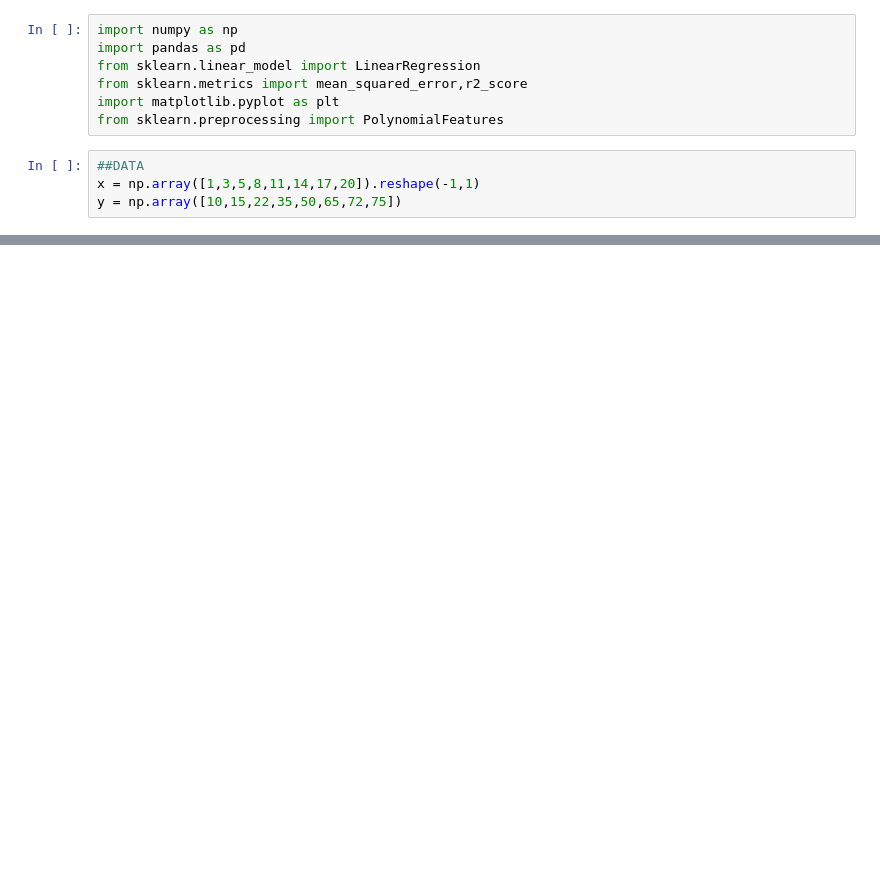
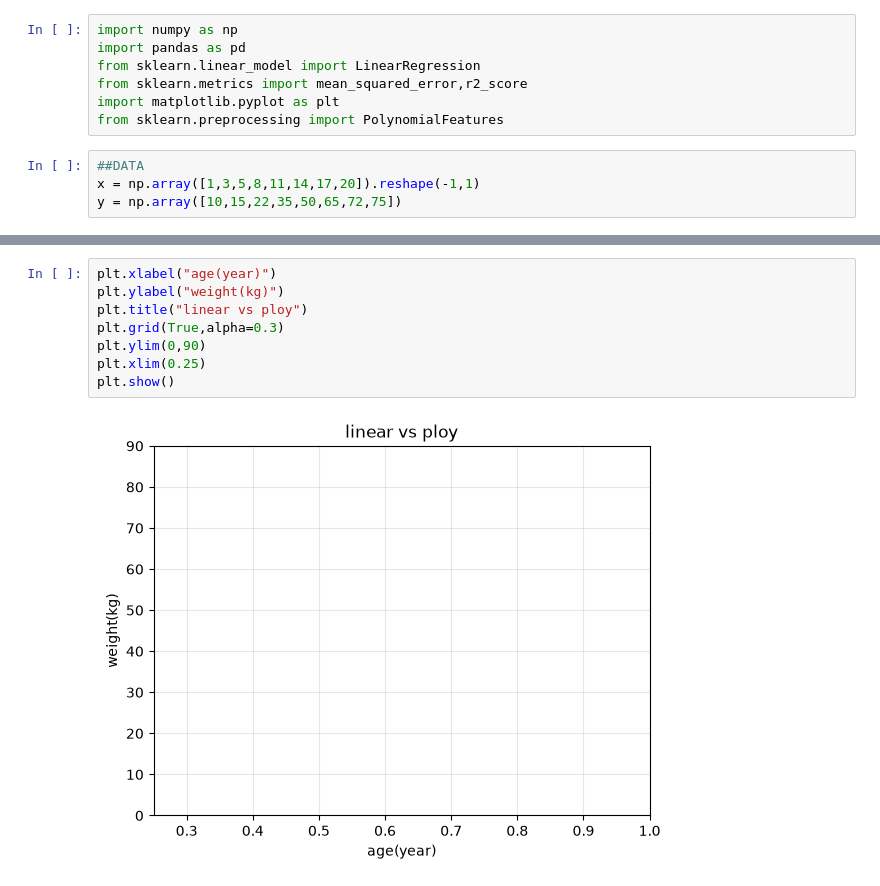
Before and after one commit to vipinyadav23542-ai/machinelearning-26vip, a Jupyter notebook: polynomial_regression.ipynb, the cells around one changed output, grey strips where cells are left out. Cells and saved outputs as stored; diff of their text form; blank space fills up the shorter version.

```diff
--- a/polynomial_regression.ipynb
+++ b/polynomial_regression.ipynb
@@ -36,0 +74,10 @@ def poly_polynomial(degree,color,label):
+# %%
+plt.xlabel("age(year)")
+plt.ylabel("weight(kg)")
+plt.title("linear vs ploy")
+plt.grid(True,alpha=0.3)
+plt.ylim(0,90)
+plt.xlim(0.25)
+plt.show()
+# %% [output]
+[figure, added]
```
Also changed, not shown: parts of 5 cells of this notebook.
